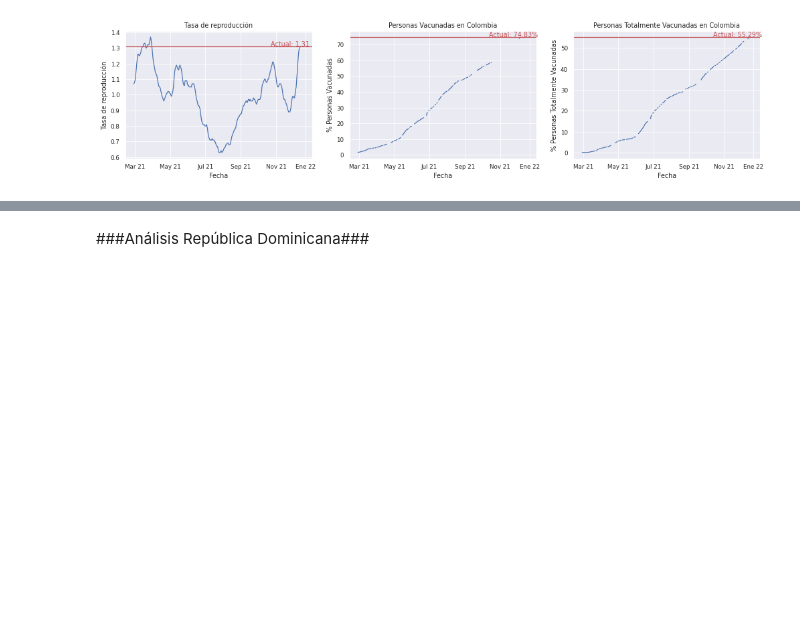
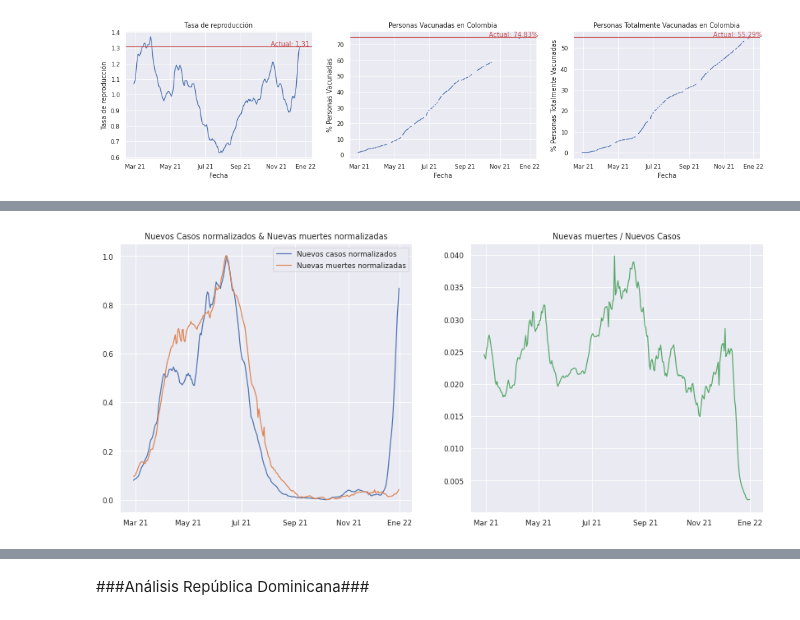
Before and after one commit to davidmorme/Universidad, a Jupyter notebook: Seminario Proyecto de Grado/Base_de_datos_Covid.ipynb, the cells around one changed output, grey strips where cells are left out. Saved outputs shown, nothing was run; the diff lists cells and outputs as text; code cells hidden in the pictures; blank space fills up the shorter version.

```diff
--- a/Seminario Proyecto de Grado/Base_de_datos_Covid.ipynb
+++ b/Seminario Proyecto de Grado/Base_de_datos_Covid.ipynb
@@ -1401,0 +1499,34 @@ fig.show()
+# %%
+def minmax_norm(df_input):
+    return (df_input - df_input.min()) / ( df_input.max() - df_input.min())
+
+NewCases=BaseDatosCOLF['new_cases_smoothed']
+
+NewCases_minmax_norm = minmax_norm(NewCases)
+
+NewDeaths=BaseDatosCOLF['new_deaths_smoothed']
+
+NewDeaths_minmax_norm = minmax_norm(NewDeaths)
+
+PropNewDeathsNewCases =  BaseDatosCOLF['new_deaths_smoothed']/BaseDatosCOLF['new_cases_smoothed']       #NewDeaths_minmax_norm/NewCases_minmax_norm
+
+#PropNewDeathsNewCases[215:222]=np.nan
+
+Fechas=BaseDatosCOLF['date']
+# %%
+sns.set()
+sns.set_context("paper")
+fig, ax= plt.subplots(1,2, sharex=True, figsize=(14,6))
+ax[0].set_title('Nuevos Casos normalizados & Nuevas muertes normalizadas')
+ax[0].plot(Fechas,NewCases_minmax_norm,label='Nuevos casos normalizados')
+ax[0].plot(Fechas,NewDeaths_minmax_norm,label='Nuevas muertes normalizadas')
+ax[0].legend()
+
+ax[1].set_title('Nuevas muertes / Nuevos Casos')
+ax[1].plot(Fechas,PropNewDeathsNewCases, color='g')
+
+plt.xticks(['2021-03-15','2021-05-15','2021-07-15','2021-09-15','2021-11-15','2022-01-15'],['Mar 21','May 21','Jul 21','Sep 21','Nov 21','Ene 22'])
+
+fig.show()
+# %% [output]
+[figure, added]
```
Also changed, not shown: parts of 8 cells of this notebook.
